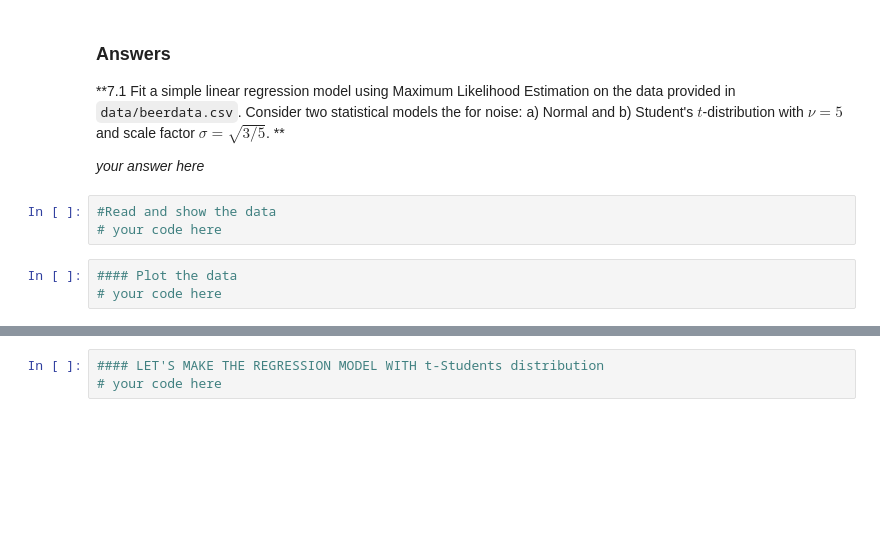
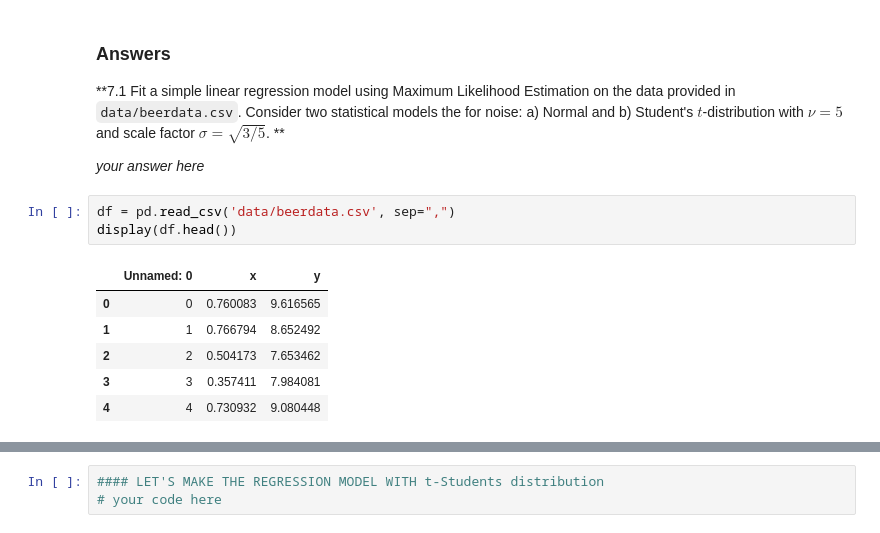
Before and after one commit to avrielepps/CS109AHW, a Jupyter notebook: cs109a_hw3_209/cs109a_hw3_209.ipynb, the cells around one changed output, grey strips where cells are left out. Saved outputs shown, nothing was run; the diff lists cells and outputs as text; blank space fills up the shorter version.

```diff
--- a/cs109a_hw3_209/cs109a_hw3_209.ipynb
+++ b/cs109a_hw3_209/cs109a_hw3_209.ipynb
@@ -45,9 +45,13 @@ from scipy.stats import norm
 **7.1 Fit a simple linear regression model using Maximum Likelihood Estimation on the data provided in `data/beerdata.csv`.  Consider two statistical models the for noise: a) Normal and b) Student's $\textit{t}$-distribution with $\nu=5$ and scale factor $\sigma=\sqrt{3/5}$.   **
 
 *your answer here*
-# %%
-#Read and show the data
-# your code here
-# %%
-#### Plot the data
-# your code here
+# %%
+df = pd.read_csv('data/beerdata.csv', sep=",")
+display(df.head())
+# %% [output]
+|  | Unnamed: 0 | x | y |
+| 0 | 0 | 0.760083 | 9.616565 |
+| 1 | 1 | 0.766794 | 8.652492 |
+| 2 | 2 | 0.504173 | 7.653462 |
+| 3 | 3 | 0.357411 | 7.984081 |
+| 4 | 4 | 0.730932 | 9.080448 |
```
Also changed, not shown: parts of 5 cells of this notebook.
